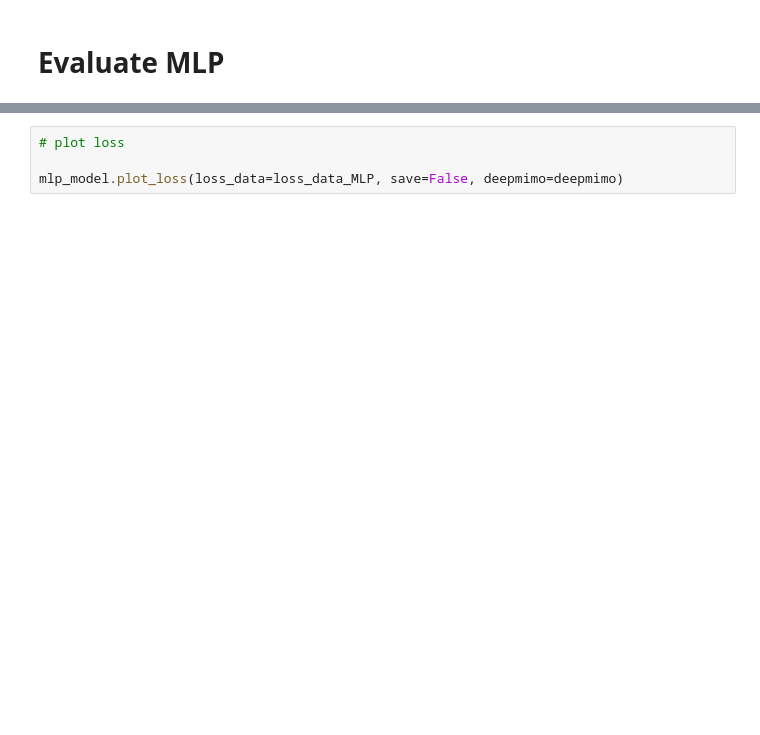
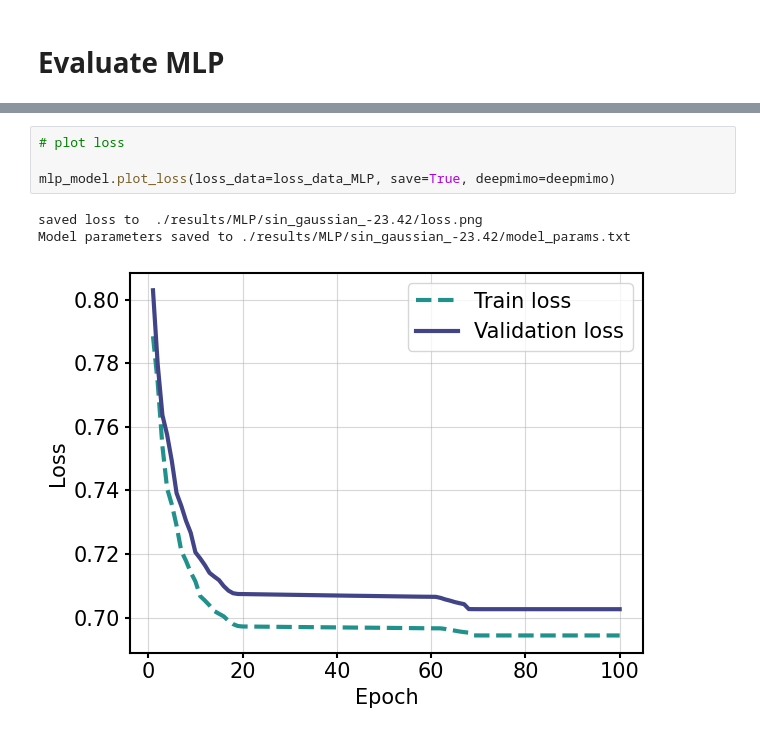
Before and after one commit to zeshenbao/KAN-Kolmogorov-Arnold-Networks, a Jupyter notebook: evaluate_models.ipynb, the cells around one changed output, grey strips where cells are left out. Saved outputs shown, nothing was run; the diff lists cells and outputs as text; blank space fills up the shorter version.

```diff
--- a/evaluate_models.ipynb
+++ b/evaluate_models.ipynb
@@ -409,4 +221,8 @@ else:
 # %%
 # plot loss
 
-mlp_model.plot_loss(loss_data=loss_data_MLP, save=False, deepmimo=deepmimo)
+mlp_model.plot_loss(loss_data=loss_data_MLP, save=True, deepmimo=deepmimo)
+# %% [output]
+saved loss to  ./results/MLP/sin_gaussian_-23.42/loss.png
+Model parameters saved to ./results/MLP/sin_gaussian_-23.42/model_params.txt
+[figure, added]
```
Also changed, not shown: parts of 9 cells of this notebook, 58 other files.
